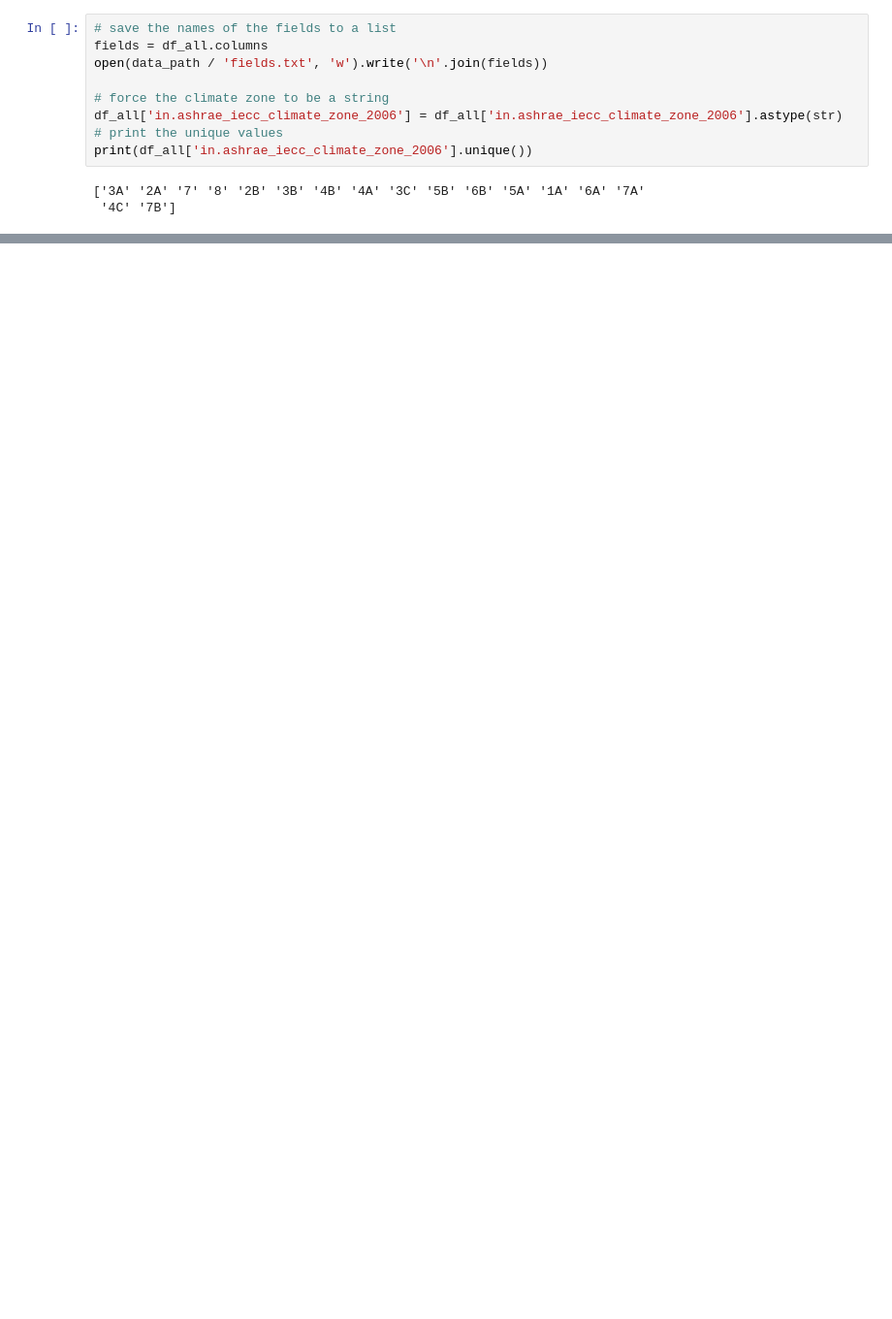
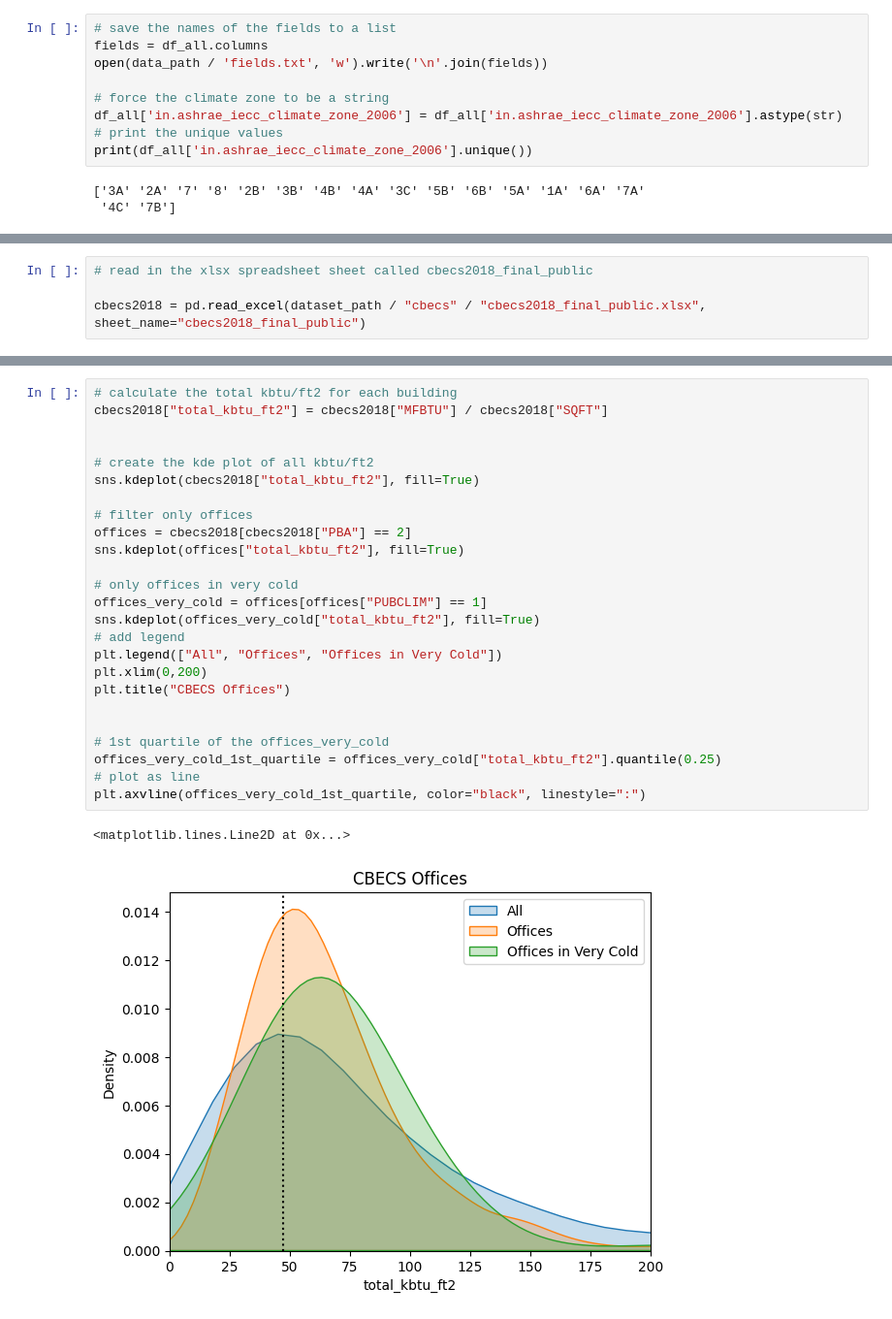
Before and after one commit to SEED-platform/compare-building-data, a Jupyter notebook: analysis.ipynb, the cells around one changed output, grey strips where cells are left out. Shown at 97% size. Saved outputs shown, nothing was run; the diff lists cells and outputs as text; blank space fills up the shorter version.

```diff
--- a/analysis.ipynb
+++ b/analysis.ipynb
@@ -199,0 +215,4 @@ plt.show()
+# %%
+# read in the xlsx spreadsheet sheet called cbecs2018_final_public
+
+cbecs2018 = pd.read_excel(dataset_path / "cbecs" / "cbecs2018_final_public.xlsx", sheet_name="cbecs2018_final_public")
@@ -200 +235,29 @@ plt.show()
+# %%
+# calculate the total kbtu/ft2 for each building
+cbecs2018["total_kbtu_ft2"] = cbecs2018["MFBTU"] / cbecs2018["SQFT"]
+
+
+# create the kde plot of all kbtu/ft2
+sns.kdeplot(cbecs2018["total_kbtu_ft2"], fill=True)
+
+# filter only offices
+offices = cbecs2018[cbecs2018["PBA"] == 2]
+sns.kdeplot(offices["total_kbtu_ft2"], fill=True)
+
+# only offices in very cold
+offices_very_cold = offices[offices["PUBCLIM"] == 1]
+sns.kdeplot(offices_very_cold["total_kbtu_ft2"], fill=True)
+# add legend
+plt.legend(["All", "Offices", "Offices in Very Cold"])
+plt.xlim(0,200)
+plt.title("CBECS Offices")
+
+
+# 1st quartile of the offices_very_cold
+offices_very_cold_1st_quartile = offices_very_cold["total_kbtu_ft2"].quantile(0.25)
+# plot as line
+plt.axvline(offices_very_cold_1st_quartile, color="black", linestyle=":")
+# %% [output]
+<matplotlib.lines.Line2D at 0x...>
+[figure, added]
 # %% [markdown]
```
Also changed, not shown: parts of 11 cells of this notebook, 2 other files.
